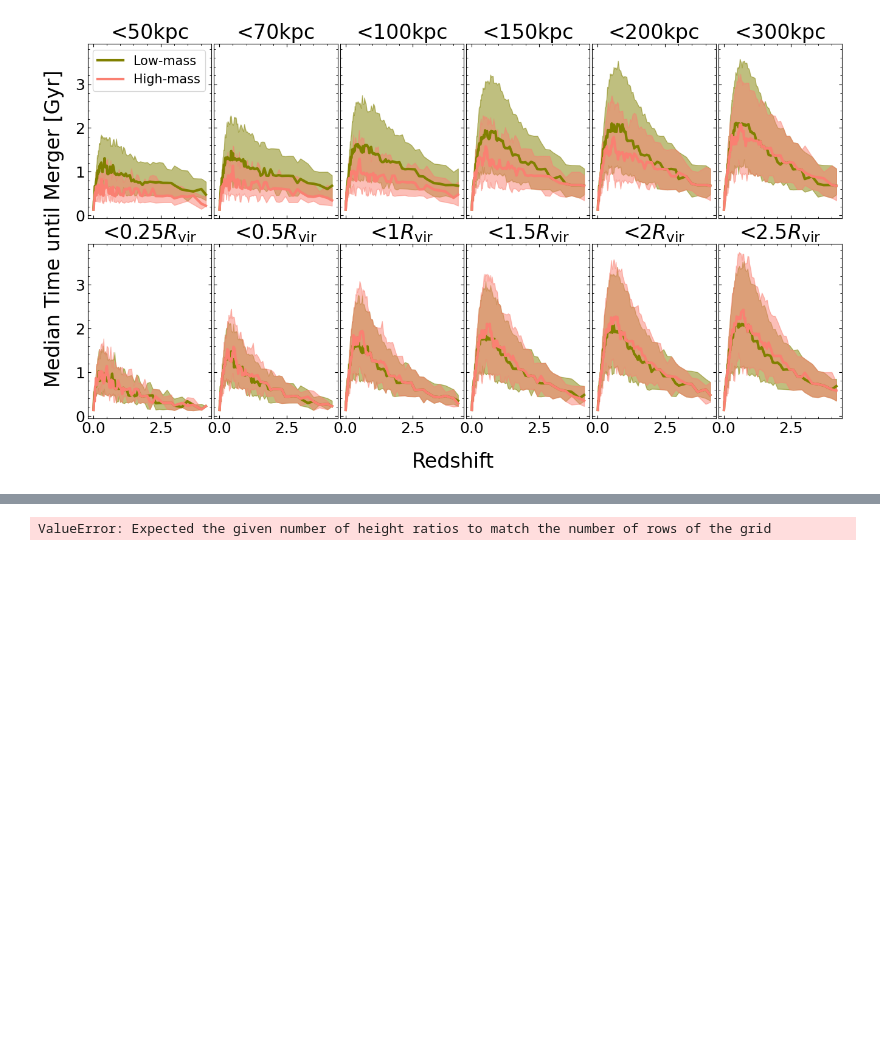
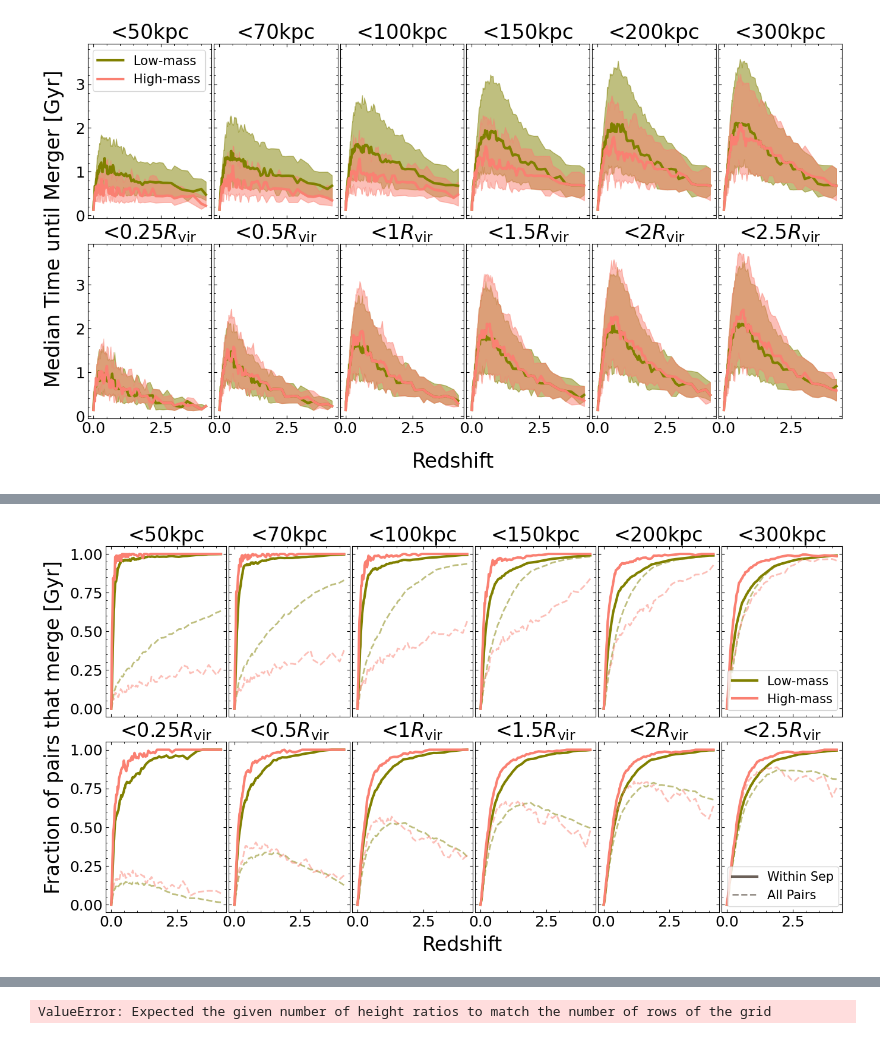
Before and after one commit to katiechambe/orbs, a Jupyter notebook: notebooks/bet-on-it/3_timetilmerger.ipynb, the cells around one changed output, grey strips where cells are left out. Saved outputs shown, nothing was run; the diff lists cells and outputs as text; code cells hidden in the pictures; blank space fills up the shorter version.

```diff
--- a/notebooks/bet-on-it/3_timetilmerger.ipynb
+++ b/notebooks/bet-on-it/3_timetilmerger.ipynb
@@ -1324,0 +1418,11 @@ plt.show()
+# %%
+data = low_all
+nonzero = data['Separations']!=0 # n x 100
+nonnan = ~np.isnan(data['Separations']) # n x 100
+postinfall = data['PostInfall']!=0 # n x 100
+
+mask = nonnan&nonzero&postinfall
+
+seps_of_merger_pairs = np.where(mask, data['Separations'], 0)
+
+in_bin = (seps_of_merger_pairs>10)&(seps_of_merger_pairs < 100)
@@ -1324,0 +1487,54 @@ plt.show()
+# %%
+sepcut = [50,70,100,150, 200, 300]
+vircut = [0.25,0.5,1,1.5,2, 2.5]
+ind_cut = np.where(convert['Redshift']<4.2)[0][0]
+
+fig, ax = plt.subplots(2, 6, figsize=(16,8), sharey=True, sharex=True,
+                       gridspec_kw={'width_ratios': [1,1,1,1,1,1], 'height_ratios':[1,1],
+                                    'wspace': 0.02,"hspace":0.15})
+
+for ind in range(6):
+    ax[0][ind].set(title=f"<{sepcut[ind]}kpc")
+
+    frac,frac_all = get_merger_fraction( low_all, convert, sepcut[ind])
+    ax[0][ind].plot(convert['Redshift'][ind_cut:],frac[ind_cut:],lw=3,color=palette['low'],label='Low-mass')
+    ax[0][ind].plot(convert['Redshift'][ind_cut:],frac_all[ind_cut:],alpha=0.5,linestyle='dashed',lw=2,color=palette['low'])
+#     ax[0][ind].fill_between(convert['Redshift'][ind_cut:], qs[0][ind_cut:], qs[1][ind_cut:],color=palette["low"],alpha=0.5)
+
+#     # massive physical
+    frac,frac_all = get_merger_fraction( high_all, convert, sepcut[ind])
+    ax[0][ind].plot(convert['Redshift'][ind_cut:],frac[ind_cut:],lw=3,color=palette['high'],label='High-mass')
+    ax[0][ind].plot(convert['Redshift'][ind_cut:],frac_all[ind_cut:],lw=2,alpha=0.5,linestyle='dashed',color=palette['high'])
+#     ax[0][ind].fill_between(convert['Redshift'][ind_cut:], qs[0][ind_cut:], qs[1][ind_cut:],color=palette["high"],alpha=0.5)
+
+
+    ax[1][ind].set(title=f"<{vircut[ind]}"+r"$R_{\rm vir}$")
+
+    frac,frac_all = get_merger_fraction_scaled( low_all, convert, vircut[ind])
+
+    ax[1][ind].plot(convert['Redshift'][ind_cut:],frac[ind_cut:],lw=3, color=palette['low'])
+    ax[1][ind].plot(convert['Redshift'][ind_cut:],frac_all[ind_cut:],lw=2,alpha=0.5,linestyle='dashed',color=palette['low'])
+#     ax[1][ind].fill_between(convert['Redshift'][ind_cut:], qs[0][ind_cut:], qs[1][ind_cut:],color=palette["low"],alpha=0.5)
+
+    frac,frac_all = get_merger_fraction_scaled( high_all, convert, vircut[ind])
+
+    ax[1][ind].plot(convert['Redshift'][ind_cut:],frac[ind_cut:],lw=3,color=palette['high'])
+    ax[1][ind].plot(convert['Redshift'][ind_cut:],frac_all[ind_cut:],lw=2,alpha=0.5,linestyle='dashed',color=palette['high'])
+#     ax[1][ind].fill_between(convert['Redshift'][ind_cut:], qs[0][ind_cut:], qs[1][ind_cut:],color=palette["high"],alpha=0.5)
+
+#############
+#############
+ax[1][5].plot(0,0,lw=3,color=palette['difference'],alpha=0.7,label='Within Sep')
+ax[1][5].plot(0,0,lw=2,linestyle='dashed',color=palette['difference'],alpha=0.5,label='All Pairs')
+
+
+ax[0][5].legend(fontsize=15)
+ax[1][5].legend(fontsize=15)
+fig.supxlabel("Redshift",y=0.02)
+fig.supylabel("Fraction of pairs that merge [Gyr]",x=0.06)
+
+# if save:
+plt.savefig(f"{paths.path_plots}bet-on-it/3_merger_fraction.png",bbox_inches='tight',facecolor="white")
+plt.show()
+# %% [output]
+[figure, added]
```
Also changed, not shown: parts of 14 cells of this notebook, 2 other files.
